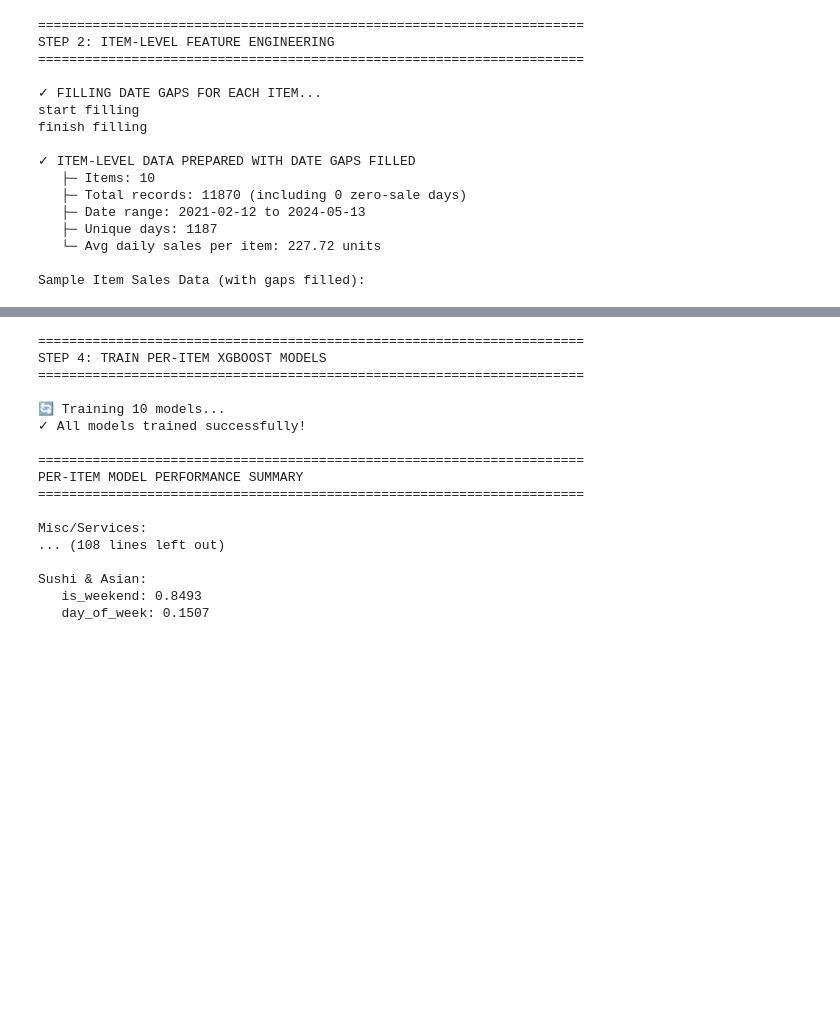
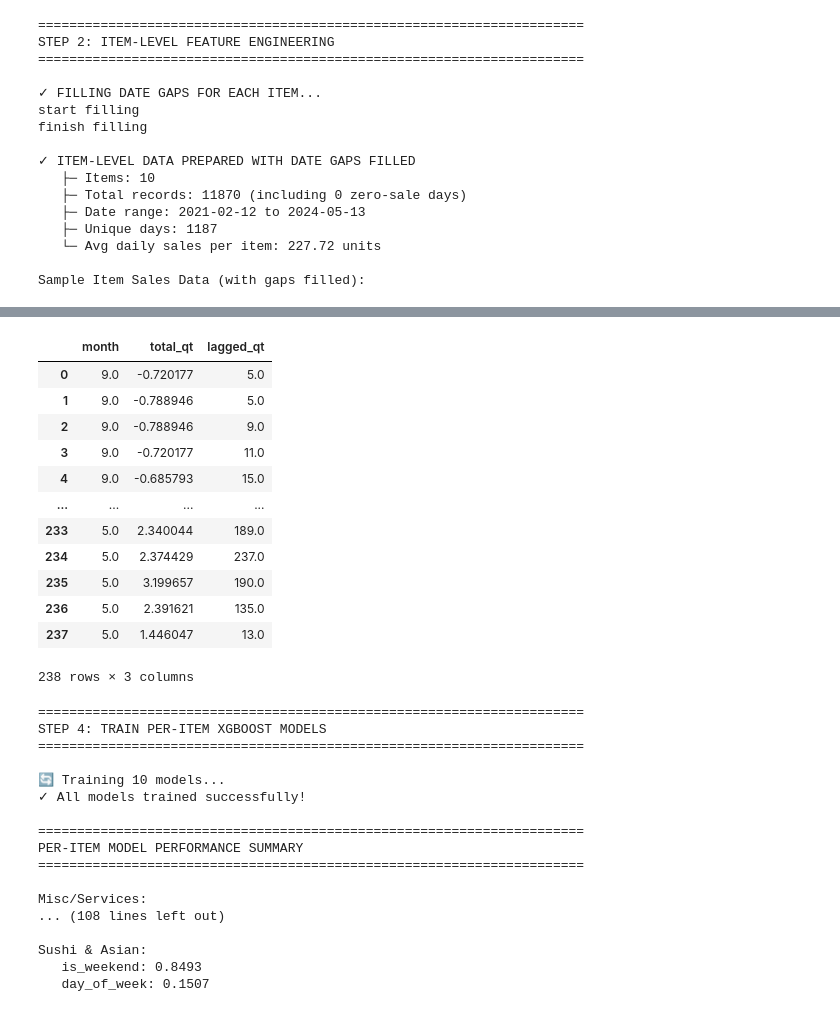
Before and after one commit to Eskndrani/Fresh-Flow-Markets-Clean, a Jupyter notebook: New_ML_Models/stock_forecaster/stock_forecaster.ipynb, the cells around one changed output, grey strips where cells are left out. Saved outputs shown, nothing was run; the diff lists cells and outputs as text; code cells hidden in the pictures; blank space fills up the shorter version.

```diff
--- a/src/models/stock_forecaster.ipynb
+++ b/New_ML_Models/stock_forecaster/stock_forecaster.ipynb
@@ -296,0 +301,18 @@ Axes(0.125,0.125;0.496x0.755)
+# %%
+df = pd.DataFrame(X_test,columns=['month','total_qt'])
+df['lagged_qt'] = pd.Series(y_test)
+df
+# %% [output]
+|  | month | total_qt | lagged_qt |
+| 0 | 9.0 | -0.720177 | 5.0 |
+| 1 | 9.0 | -0.788946 | 5.0 |
+| 2 | 9.0 | -0.788946 | 9.0 |
+| 3 | 9.0 | -0.720177 | 11.0 |
+| 4 | 9.0 | -0.685793 | 15.0 |
+| ... | ... | ... | ... |
+| 233 | 5.0 | 2.340044 | 189.0 |
+| 234 | 5.0 | 2.374429 | 237.0 |
+| 235 | 5.0 | 3.199657 | 190.0 |
+| 236 | 5.0 | 2.391621 | 135.0 |
+| 237 | 5.0 | 1.446047 | 13.0 |
+238 rows × 3 columns
```
Also changed, not shown: parts of 5 cells of this notebook, 20 other files.
